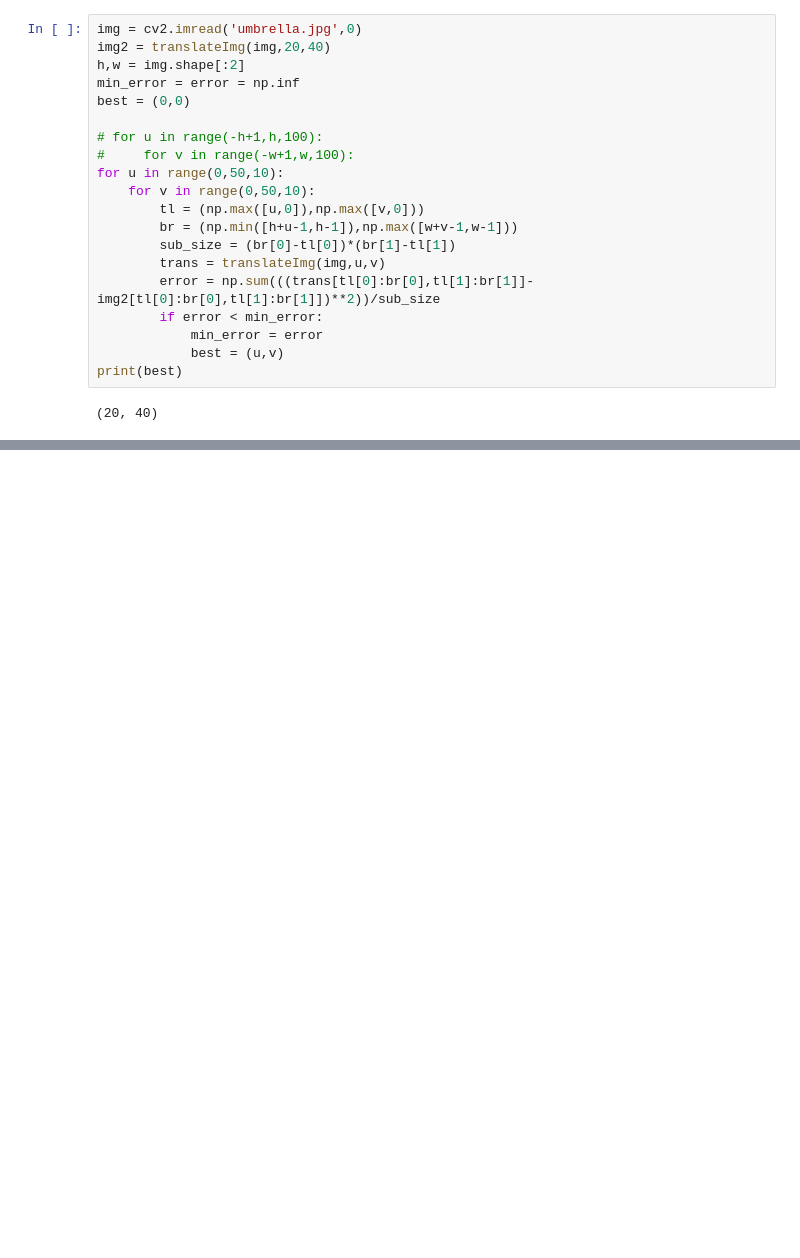
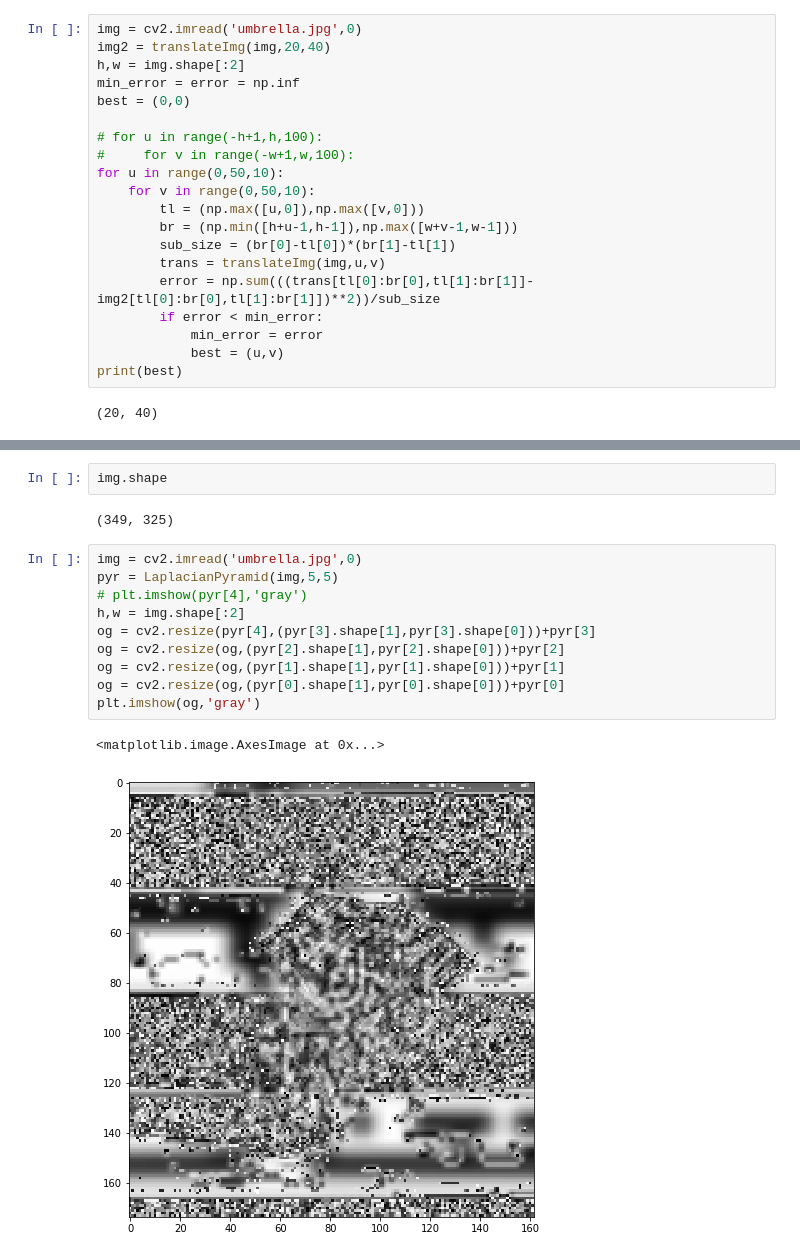
Before and after one commit to JosephGolubchik/cv_e3, a Jupyter notebook: cv_ex3.ipynb, the cells around one changed output, grey strips where cells are left out. Drawn from its saved outputs; the diff is of its cells as text; blank space fills up the shorter version.

```diff
--- a/cv_ex3.ipynb
+++ b/cv_ex3.ipynb
@@ -131,0 +167,17 @@ print(best)
+# %%
+img.shape
+# %% [output]
+(349, 325)
+# %%
+img = cv2.imread('umbrella.jpg',0)
+pyr = LaplacianPyramid(img,5,5)
+# plt.imshow(pyr[4],'gray')
+h,w = img.shape[:2]
+og = cv2.resize(pyr[4],(pyr[3].shape[1],pyr[3].shape[0]))+pyr[3]
+og = cv2.resize(og,(pyr[2].shape[1],pyr[2].shape[0]))+pyr[2]
+og = cv2.resize(og,(pyr[1].shape[1],pyr[1].shape[0]))+pyr[1]
+og = cv2.resize(og,(pyr[0].shape[1],pyr[0].shape[0]))+pyr[0]
+plt.imshow(og,'gray')
+# %% [output]
+<matplotlib.image.AxesImage at 0x...>
+[figure, added]
```
Also changed, not shown: parts of 9 cells of this notebook.
